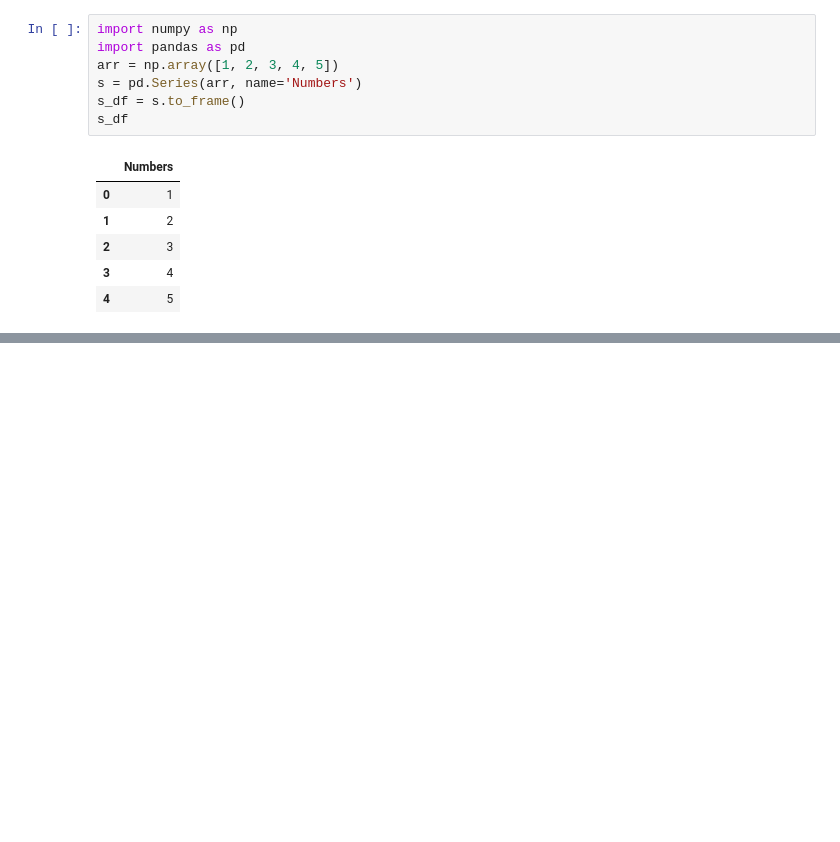
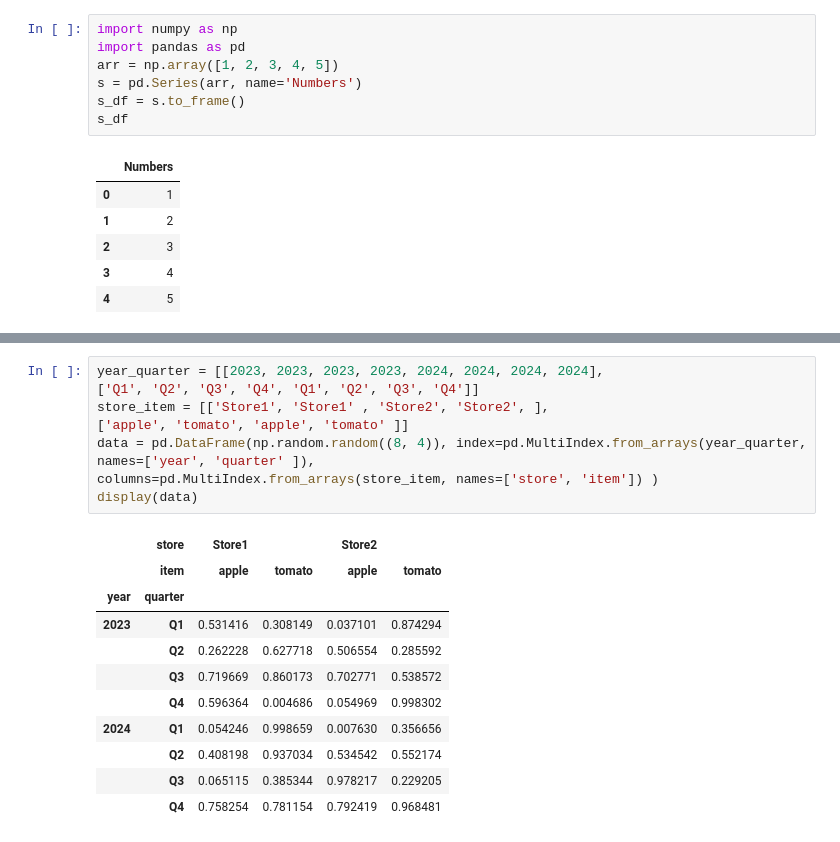
Before and after one commit to SongYangcheng/coding, a Jupyter notebook: pandasAndNumpy.ipynb, the cells around one changed output, grey strips where cells are left out. Cells and saved outputs as stored; diff of their text form; blank space fills up the shorter version.

```diff
--- a/pandasAndNumpy.ipynb
+++ b/pandasAndNumpy.ipynb
@@ -2475,0 +2730,21 @@ s_df
+# %%
+year_quarter = [[2023, 2023, 2023, 2023, 2024, 2024, 2024, 2024],
+['Q1', 'Q2', 'Q3', 'Q4', 'Q1', 'Q2', 'Q3', 'Q4']]
+store_item = [['Store1', 'Store1' , 'Store2', 'Store2', ],
+['apple', 'tomato', 'apple', 'tomato' ]]
+data = pd.DataFrame(np.random.random((8, 4)), index=pd.MultiIndex.from_arrays(year_quarter,
+names=['year', 'quarter' ]),
+columns=pd.MultiIndex.from_arrays(store_item, names=['store', 'item']) )
+display(data)
+# %% [output]
+|  | store | Store1 |  | Store2 |  |
+|  | item | apple | tomato | apple | tomato |
+| year | quarter |  |  |  |  |
+| 2023 | Q1 | 0.531416 | 0.308149 | 0.037101 | 0.874294 |
+|  | Q2 | 0.262228 | 0.627718 | 0.506554 | 0.285592 |
+|  | Q3 | 0.719669 | 0.860173 | 0.702771 | 0.538572 |
+|  | Q4 | 0.596364 | 0.004686 | 0.054969 | 0.998302 |
+| 2024 | Q1 | 0.054246 | 0.998659 | 0.007630 | 0.356656 |
+|  | Q2 | 0.408198 | 0.937034 | 0.534542 | 0.552174 |
+|  | Q3 | 0.065115 | 0.385344 | 0.978217 | 0.229205 |
+|  | Q4 | 0.758254 | 0.781154 | 0.792419 | 0.968481 |
```
Also changed, not shown: parts of 24 cells of this notebook, 8 other files.
